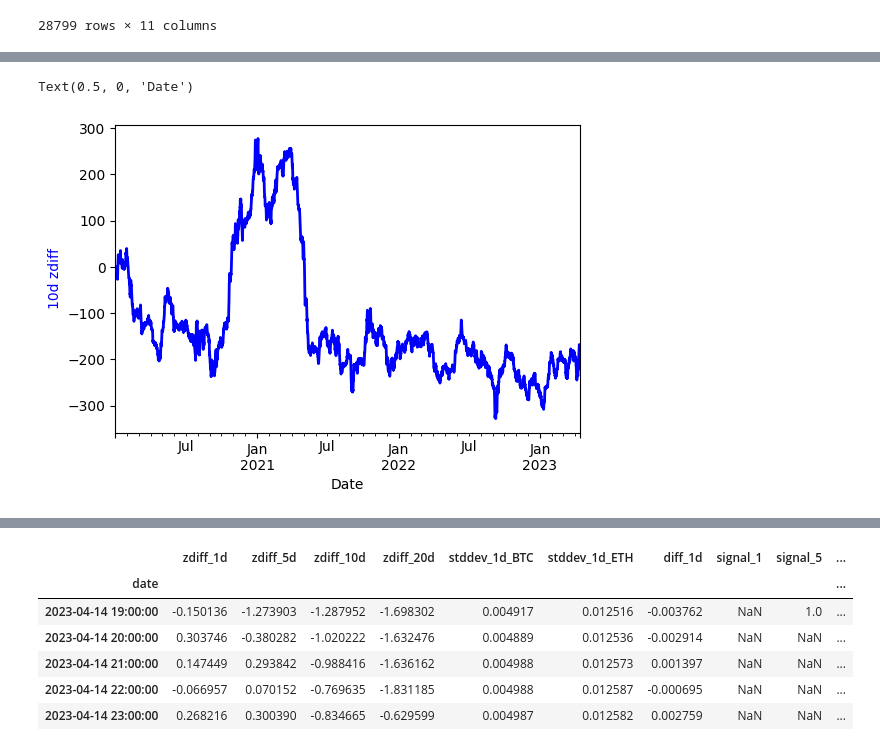
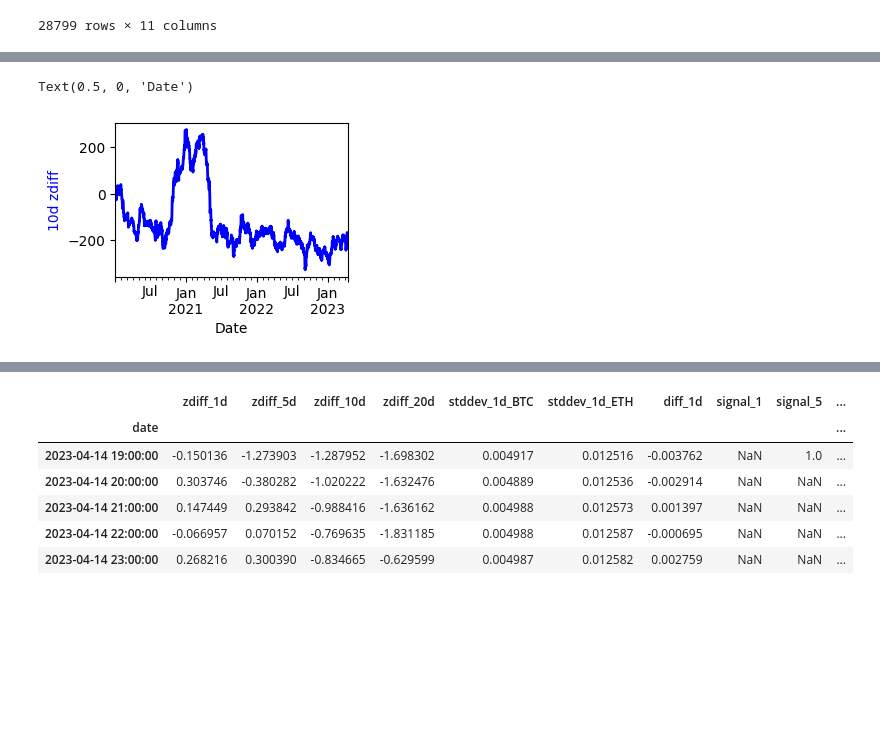
Before and after one commit to Nakul24-1/Pairs-crypto, a Jupyter notebook: pairs-python.ipynb, the cells around one changed output, grey strips where cells are left out. Saved outputs shown, nothing was run; the diff lists cells and outputs as text; code cells hidden in the pictures; blank space fills up the shorter version.

```diff
--- a/pairs-python.ipynb
+++ b/pairs-python.ipynb
@@ -258,10 +240,10 @@ Text(0.5, 0, 'Date')
 # %%
-fig10 = plt.figure(figsize=(6,4))
+fig10 = plt.figure(figsize=(3,2))
 ax10 = fig10.add_subplot(111)
 new_df['zdiff_10d'].cumsum().plot(ax=ax10, color='b', lw=2.)
 ax10.set_ylabel('10d zdiff', color='b')
 ax10.set_xlabel('Date')
 # %% [output]
 Text(0.5, 0, 'Date')
-[figure, old version]
+[figure, new version]
 # %%
```
Also changed, not shown: parts of 7 cells of this notebook, 1 other file.
